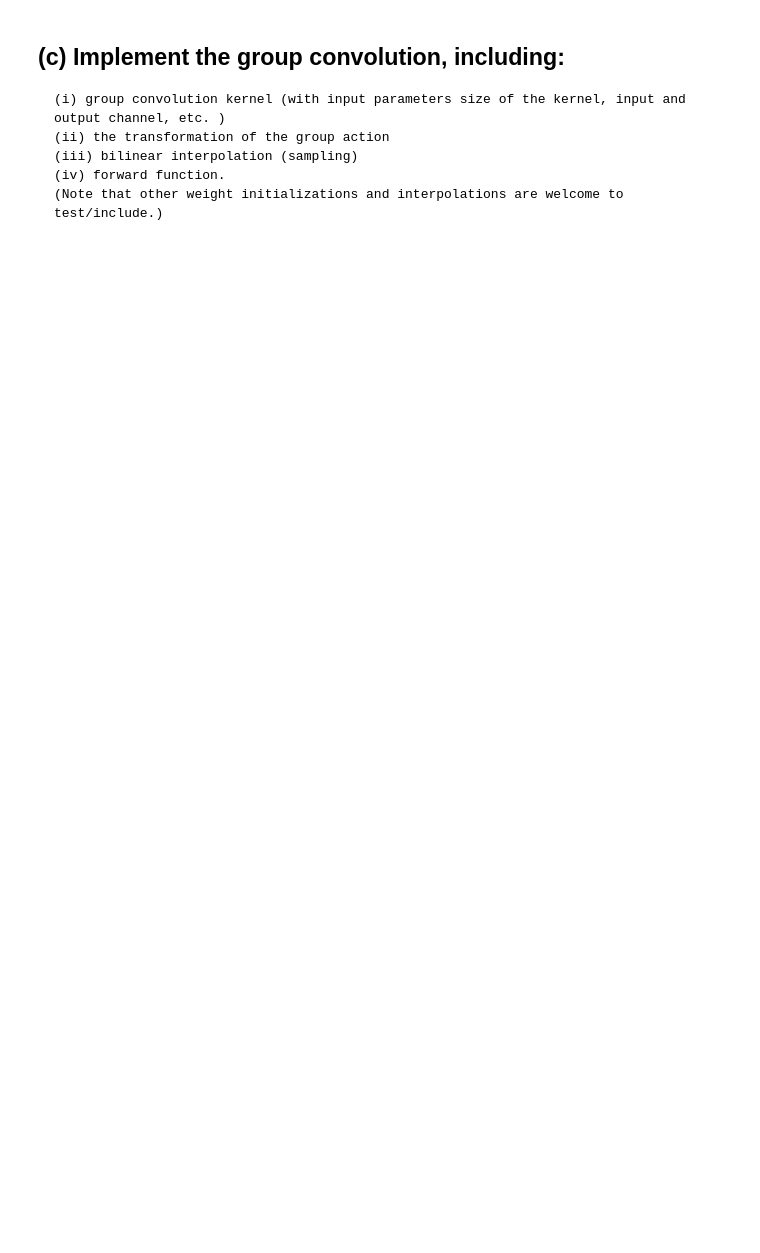
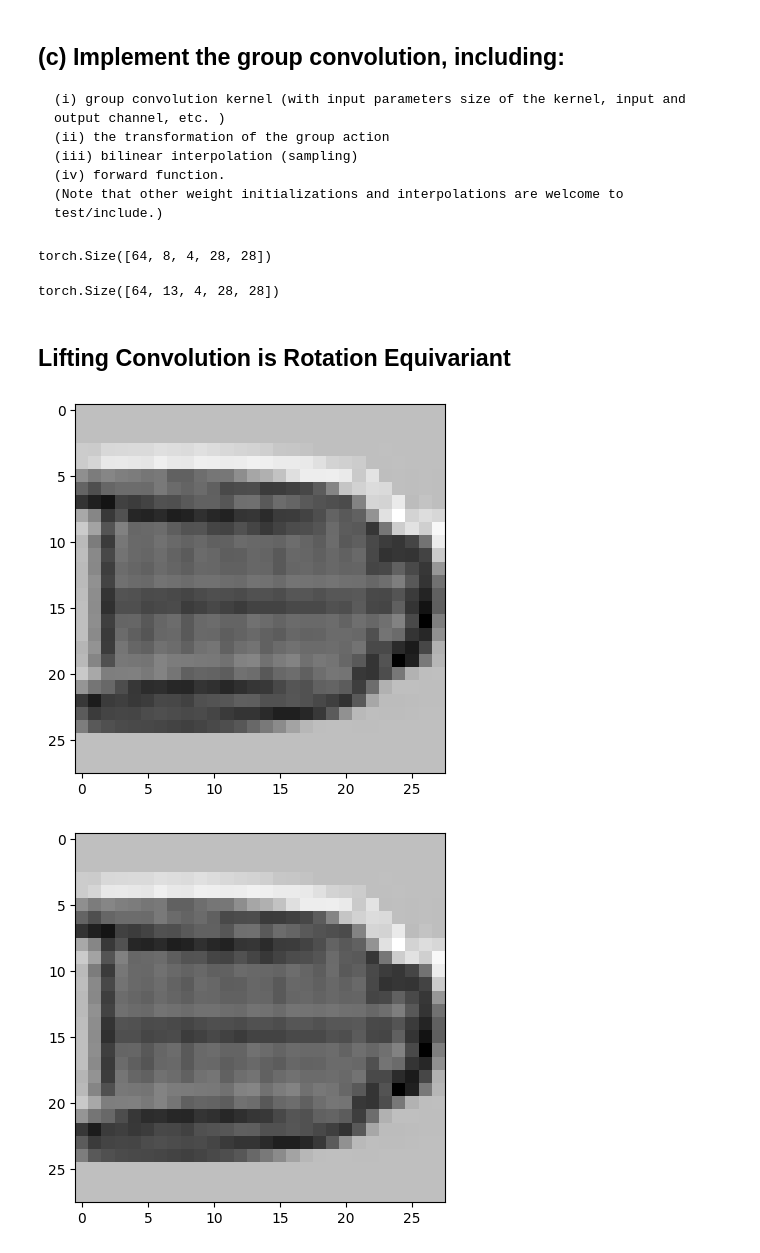
Before and after one commit to GalYona21/Geometric_DL_HW2, a Jupyter notebook: q3.ipynb, the cells around one changed output. Cells and saved outputs as stored; diff of their text form; code cells hidden in the pictures; blank space fills up the shorter version.

Commit message:
[Q3] - implemented lifting and group convolutions, tested equivariance

```diff
--- a/q3.ipynb
+++ b/q3.ipynb
@@ -252 +264,28 @@ class GroupConv(nn.Module):
         return output
+# %%
+lc_out_channels = 8
+gc_in_channels = lc_out_channels
+
+lc = LiftingConv(1, 8, 3, 1, 1)
+lc(x).shape
+# %% [output]
+torch.Size([64, 8, 4, 28, 28])
+# %%
+gc = GroupConv(in_channels=gc_in_channels, out_channels=13)
+gc.forward(lc(x)).shape
+# %% [output]
+torch.Size([64, 13, 4, 28, 28])
+# %% [markdown]
+## Lifting Convolution is Rotation Equivariant
+# %%
+g = RotationGroupElement(1)
+# %%
+img1 = lc(g(x)).detach() # apply filter to rotated image
+img2 = g(lc(x))[:,:,[3,0,1,2],:,:].detach() # apply filter to original image, and rotate output (i.e rotate and shift by 1)
+
+random_idx = np.random.choice([0,1,2,3])
+plot_img(img1[0,0,random_idx,:,:])
+plot_img(img2[0,0,random_idx,:,:])
+# %% [output]
+[figure, added]
+[figure, added]
```
Also changed, not shown: parts of 9 cells of this notebook.
